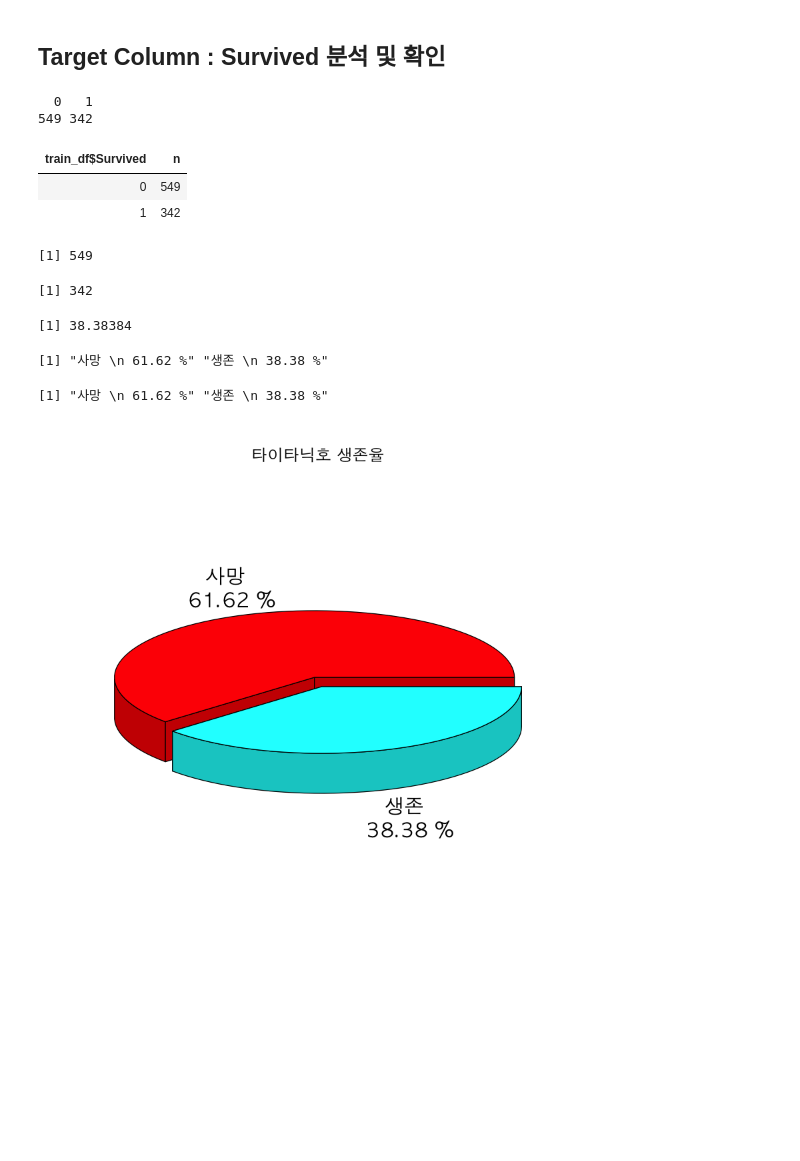
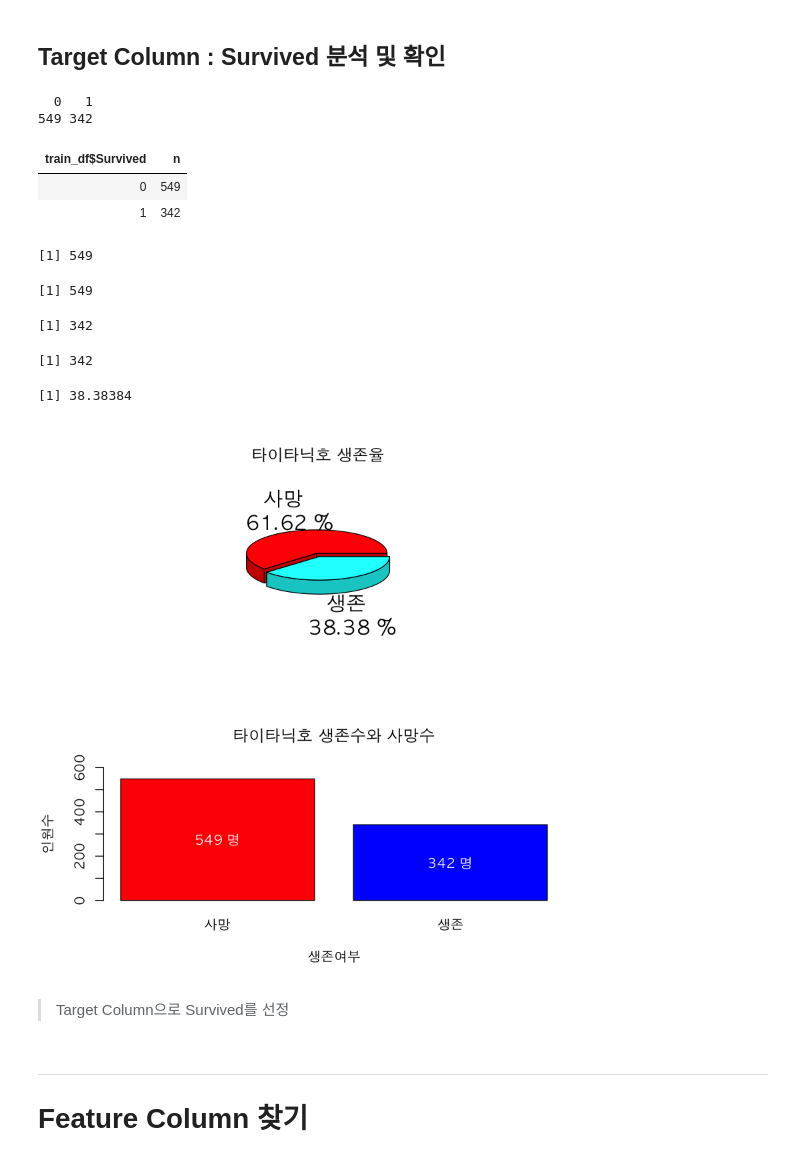
Before and after one commit to monargent0/TJRrrClass, a Jupyter notebook: 24. 타이타닉 데이터를 활용한 탑승자의 생사여부 예측.ipynb, the cells around one changed output. Saved outputs shown, nothing was run; the diff lists cells and outputs as text; code cells hidden in the pictures; blank space fills up the shorter version.

```diff
--- a/24. 타이타닉 데이터를 활용한 탑승자의 생사여부 예측.ipynb
+++ b/24. 타이타닉 데이터를 활용한 탑승자의 생사여부 예측.ipynb
@@ -115,8 +135,10 @@ count(train_df, train_df$Survived)
 
 # 사망자수
 nrow(train_df[train_df$Survived == 0 , ])
+sum(train_df$Survived == 0)
 # 생존자수
 nrow(train_df[train_df$Survived == 1 , ])
+sum(train_df$Survived == 1)
 # 생존자수의 비율
 nrow(train_df[train_df$Survived == 1 , ]) / nrow(train_df) * 100
 
@@ -128,23 +150,45 @@ nrow(train_df[train_df$Survived == 1 , ]) / nrow(train_df) * 100
 | 0 | 549 |
 | 1 | 342 |
 [1] 549
-[1] 342
+[1] 549
-[1] 38.38384
+[1] 342
-[1] "사망 \n 61.62 %" "생존 \n 38.38 %"
+[1] 342
+[1] 38.38384
 # %%
 # 타이타닉호 생존율 시각화
+
+# 생존과 사망 비율을 Pie Chart로 생성
 Survive <- count(train_df, train_df$Survived)$n
-sub <- c('사망','생존')
 ratio <- round(Survive / nrow(train_df) * 100 , 2)
-label <- paste(sub, "\n", ratio, "%")
+label <- paste( c('사망','생존') , "\n", ratio , "%")
 
-par(family = 'AppleGothic', bg = 'white')
+
+par(family = 'AppleGothic', bg = 'white' , mfrow = c(2,1)) #
 pie3D(Survive,
     main = "타이타닉호 생존율",
     labels = label,
     col = rainbow(length(Survive)),
     explode = 0.05
 )
+
+# 생존자 수과 사망자 수 수치를 막대그래프로 생성
+# 막대그래프 테이블이랑 친함
+par(family = 'AppleGothic', bg = 'white')
+barplot(Survive , # table(train_df$Survived) 도 가능
+    main = "타이타닉호 생존수와 사망수",
+    ylab = "인원수",
+    xlab = "생존여부",
+    ylim = c(0,600),
+    names = c('사망','생존'),
+    col = c('red' , 'blue')
+)
+for(i in 1:length(Survive)) {
+text(0.7 + (i-1)*1.2,Survive[i]/2,paste(Survive[i],'명'),col='white')
+}
 # %% [output]
-[1] "사망 \n 61.62 %" "생존 \n 38.38 %"
-[figure, old version]
+[figure, new version]
+# %% [markdown]
+> Target Column으로 Survived를 선정
+# %% [markdown]
+---
+# Feature Column 찾기
```
Also changed, not shown: parts of 58 cells of this notebook.
